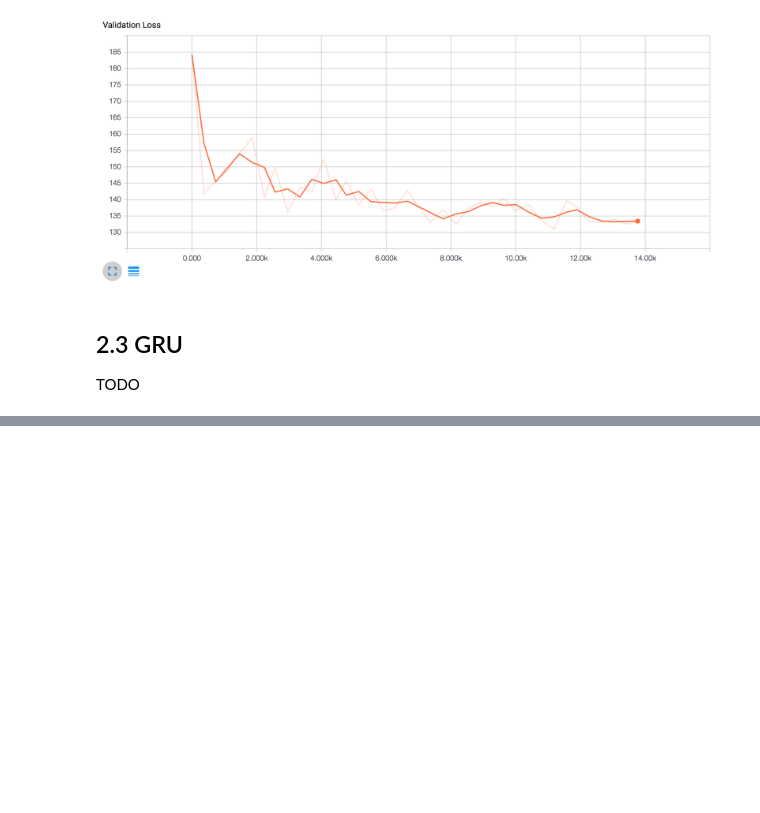
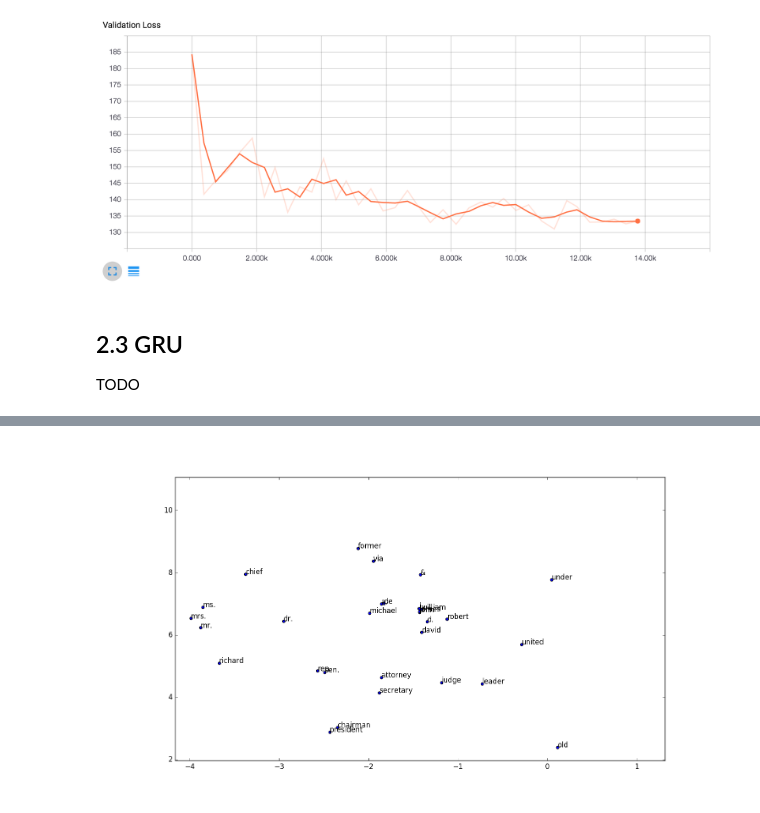
Before and after one commit to pinesol/nlp, a Jupyter notebook: hw3/Homework 3.ipynb, the cells around one changed output, grey strips where cells are left out. Saved outputs shown, nothing was run; the diff lists cells and outputs as text; code cells hidden in the pictures; blank space fills up the shorter version.

Commit message:
updated notebook with tsne

```diff
--- a/hw3/Homework 3.ipynb
+++ b/hw3/Homework 3.ipynb
@@ -88,0 +101,4 @@ TODO
+# %%
+Image(filename='/Users/pinesol/nlp/hw3/base-tsne-zoom.png')
+# %% [output]
+[figure, added]
```
Also changed, not shown: parts of 5 cells of this notebook.
